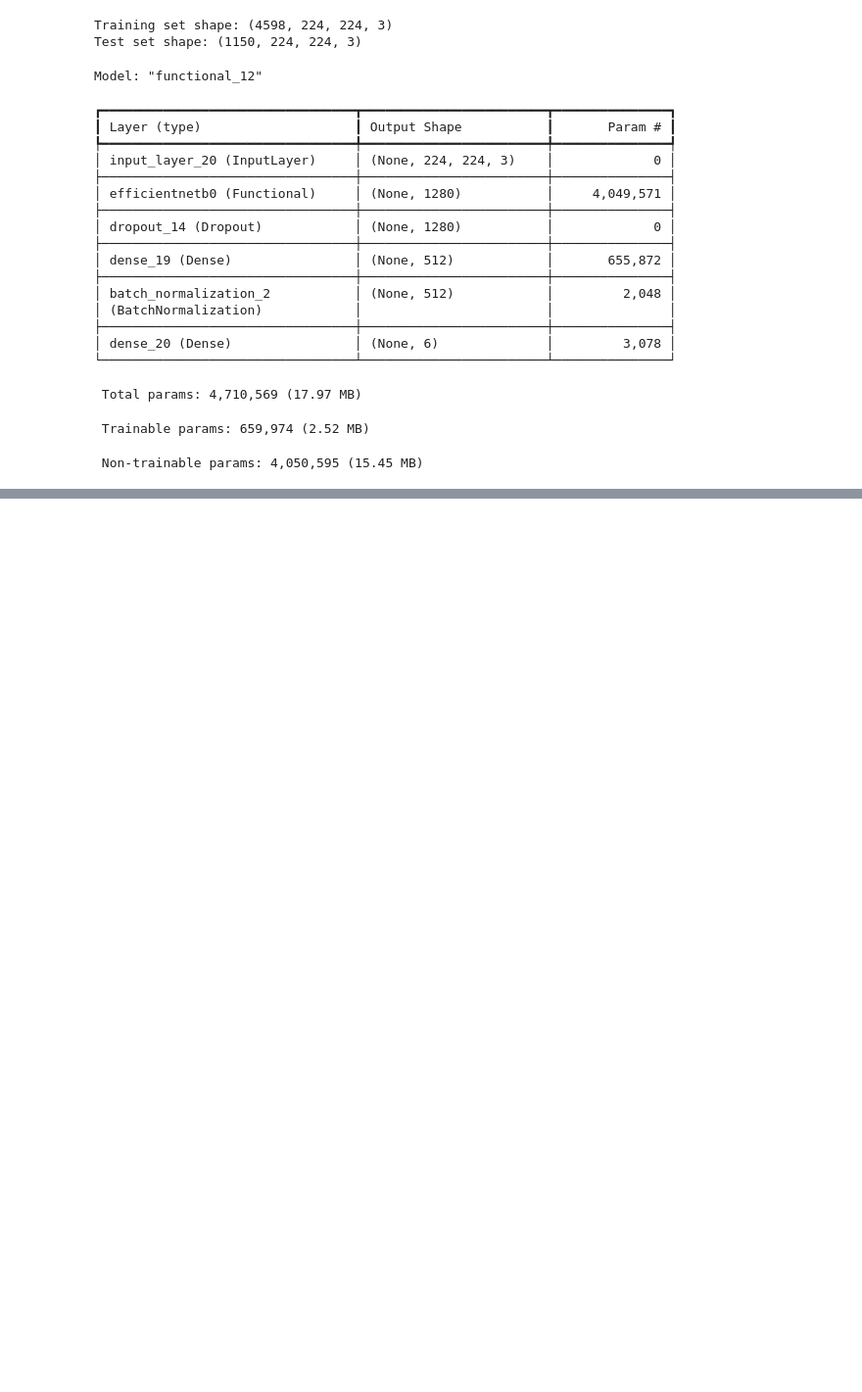
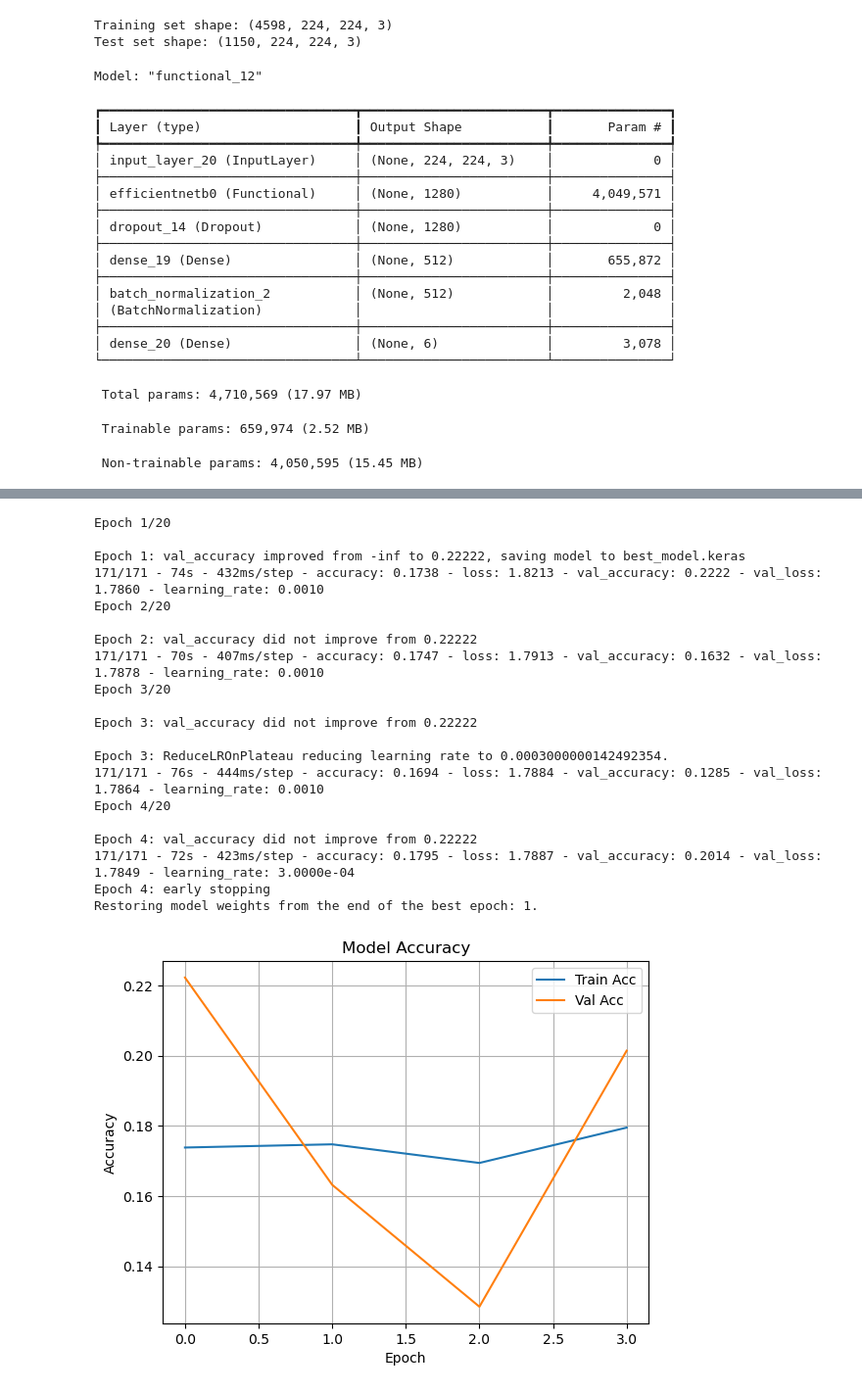
Before and after one commit to FouzanPS/Plant-Disease-Detection, a Jupyter notebook: Self_made_model.ipynb, the cells around one changed output, grey strips where cells are left out. Shown at 98% size. Drawn from its saved outputs; the diff is of its cells as text; code cells hidden in the pictures; blank space fills up the shorter version.

```diff
--- a/Self_made_model.ipynb
+++ b/Self_made_model.ipynb
@@ -780,0 +926,54 @@ Epoch 4/15
+# %%
+
+early_stop = EarlyStopping(monitor='val_accuracy', patience=3, restore_best_weights=True, verbose=1)
+checkpoint = ModelCheckpoint('best_model.keras', monitor='val_accuracy', save_best_only=True, verbose=1)
+reduce_lr = ReduceLROnPlateau(monitor='val_loss', factor=0.3, patience=2, min_lr=1e-6, verbose=1)
+callbacks = [early_stop, checkpoint, reduce_lr]
+
+# Train model
+hist = model.fit(
+    datagen.flow(train_x, train_y, batch_size=32),
+    epochs=20,
+    validation_data=(test_x, test_y),
+    callbacks=callbacks,
+    verbose=2
+)
+
+# Plot training history
+def plot_hist(hist):
+    plt.plot(hist.history["accuracy"], label='Train Acc')
+    plt.plot(hist.history["val_accuracy"], label='Val Acc')
+    plt.title("Model Accuracy")
+    plt.xlabel("Epoch")
+    plt.ylabel("Accuracy")
+    plt.legend()
+    plt.grid(True)
+    plt.show()
+
+plot_hist(hist)
+
+# Evaluate the model
+loss, acc = model.evaluate(test_x, test_y)
+print(f"Test Loss: {loss:.4f}, Test Accuracy: {acc:.4f}")
+# %% [output]
+Epoch 1/20
+
+Epoch 1: val_accuracy improved from -inf to 0.22222, saving model to best_model.keras
+171/171 - 74s - 432ms/step - accuracy: 0.1738 - loss: 1.8213 - val_accuracy: 0.2222 - val_loss: 1.7860 - learning_rate: 0.0010
+Epoch 2/20
+
+Epoch 2: val_accuracy did not improve from 0.22222
+171/171 - 70s - 407ms/step - accuracy: 0.1747 - loss: 1.7913 - val_accuracy: 0.1632 - val_loss: 1.7878 - learning_rate: 0.0010
+Epoch 3/20
+
+Epoch 3: val_accuracy did not improve from 0.22222
+
+Epoch 3: ReduceLROnPlateau reducing learning rate to 0.0003000000142492354.
+171/171 - 76s - 444ms/step - accuracy: 0.1694 - loss: 1.7884 - val_accuracy: 0.1285 - val_loss: 1.7864 - learning_rate: 0.0010
+Epoch 4/20
+
+Epoch 4: val_accuracy did not improve from 0.22222
+171/171 - 72s - 423ms/step - accuracy: 0.1795 - loss: 1.7887 - val_accuracy: 0.2014 - val_loss: 1.7849 - learning_rate: 3.0000e-04
+Epoch 4: early stopping
+Restoring model weights from the end of the best epoch: 1.
+[figure, added]
```
Also changed, not shown: parts of 7 cells of this notebook, 1 other file.
